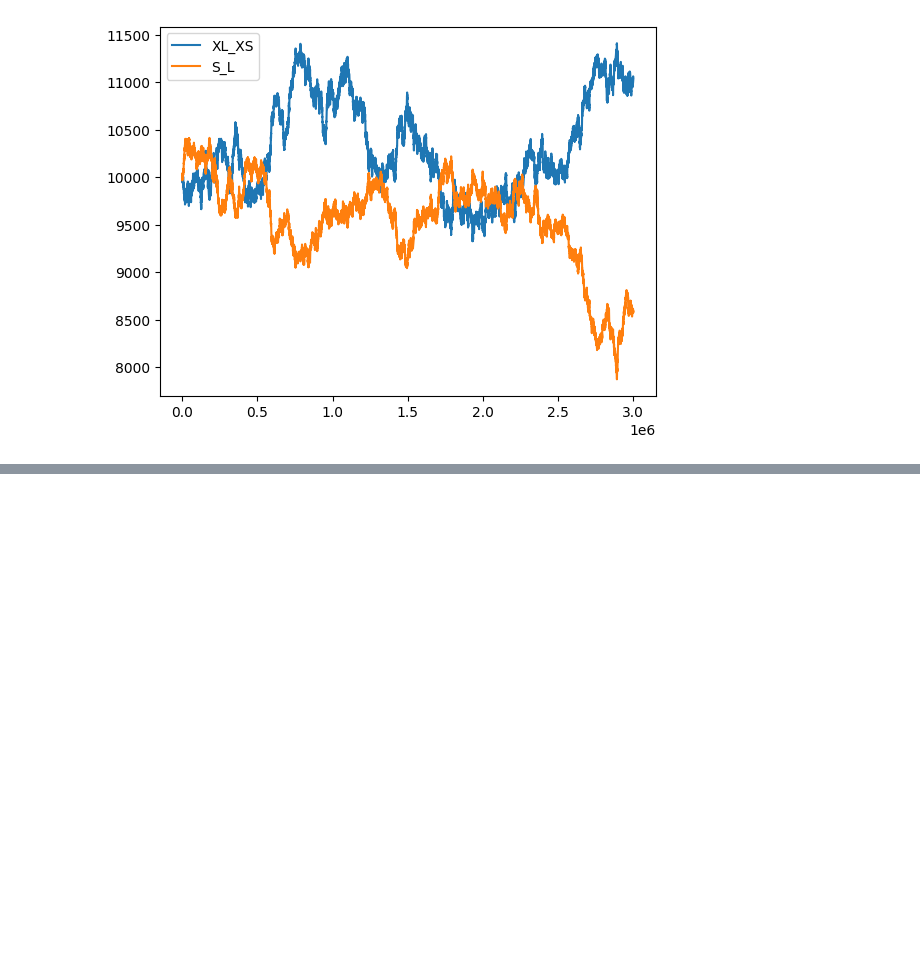
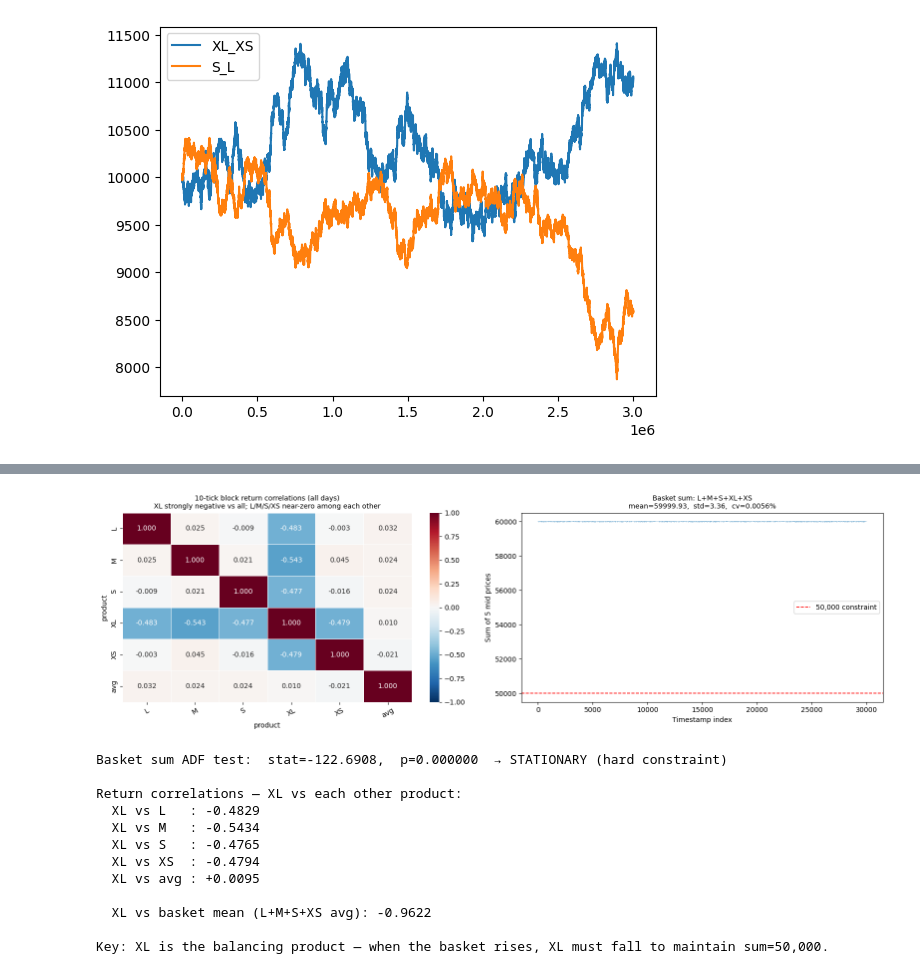
Before and after one commit to nikaslukyanov/kernel_trick, a Jupyter notebook: round5/pebbles.ipynb, the cells around one changed output, grey strips where cells are left out. Drawn from its saved outputs; the diff is of its cells as text; code cells hidden in the pictures; blank space fills up the shorter version.

```diff
--- a/round5/pebbles.ipynb
+++ b/round5/pebbles.ipynb
@@ -79,0 +83,67 @@ mids["PEBBLES_avg"].plot(figsize=(12, 6), title="Average mid across all PEBBLES"
+# %%
+
+# ── 10-tick block returns and basket constraint ───────────────────────────────
+import seaborn as sns
+from statsmodels.tsa.stattools import adfuller
+
+BLOCK_TS   = 1000  # 10 ticks = 1000 timestamps
+pebble_cols = [c for c in mids.columns if c.startswith("PEBBLES_")]
+filled      = mids[pebble_cols].ffill()
+blocked     = filled.groupby(filled.index // BLOCK_TS).last()
+peb_returns = blocked.pct_change().dropna()
+
+short_p = {c: c.replace("PEBBLES_", "") for c in pebble_cols}
+corr_p  = peb_returns.corr().rename(columns=short_p, index=short_p)
+
+fig, axes = plt.subplots(1, 2, figsize=(16, 5))
+
+# Left: return correlation heatmap
+sns.heatmap(corr_p, ax=axes[0], annot=True, fmt=".3f", cmap="RdBu_r",
+            center=0, vmin=-1, vmax=1, linewidths=0.5, cbar=True)
+axes[0].set_title("10-tick block return correlations (all days)\n"
+                  "XL strongly negative vs all; L/M/S/XS near-zero among each other", fontsize=10)
+axes[0].tick_params(axis='x', rotation=30)
+
+# Right: basket sum time series
+basket_sum = mids[pebble_cols].sum(axis=1).dropna()
+axes[1].plot(basket_sum.values, linewidth=0.4, color='#2980b9', alpha=0.8)
+axes[1].axhline(50_000, color='red', linestyle='--', linewidth=1.2, label='50,000 constraint')
+axes[1].set_title(
+    f"Basket sum: L+M+S+XL+XS\n"
+    f"mean={basket_sum.mean():.2f},  std={basket_sum.std():.2f},  "
+    f"cv={basket_sum.std()/basket_sum.mean()*100:.4f}%", fontsize=10)
+axes[1].set_xlabel("Timestamp index")
+axes[1].set_ylabel("Sum of 5 mid prices")
+axes[1].legend()
+
+plt.tight_layout()
+plt.show()
+
+adf_stat, adf_p, *_ = adfuller(basket_sum.dropna())
+print(f"Basket sum ADF test:  stat={adf_stat:.4f},  p={adf_p:.6f}  "
+      f"→ {'STATIONARY (hard constraint)' if adf_p < 0.01 else 'non-stationary'}")
+
+print(f"\nReturn correlations — XL vs each other product:")
+for c in pebble_cols:
+    if c != "PEBBLES_XL":
+        r = peb_returns["PEBBLES_XL"].corr(peb_returns[c])
+        print(f"  XL vs {short_p[c]:4s}: {r:+.4f}")
+
+xl_vs_basket = peb_returns["PEBBLES_XL"].corr(
+    peb_returns[[c for c in pebble_cols if c != "PEBBLES_XL"]].mean(axis=1))
+print(f"\n  XL vs basket mean (L+M+S+XS avg): {xl_vs_basket:+.4f}")
+print(f"\nKey: XL is the balancing product — when the basket rises, XL must fall to maintain sum=50,000.")
+# %% [output]
+[figure, added]
+Basket sum ADF test:  stat=-122.6908,  p=0.000000  → STATIONARY (hard constraint)
+
+Return correlations — XL vs each other product:
+  XL vs L   : -0.4829
+  XL vs M   : -0.5434
+  XL vs S   : -0.4765
+  XL vs XS  : -0.4794
+  XL vs avg : +0.0095
+
+  XL vs basket mean (L+M+S+XS avg): -0.9622
+
+Key: XL is the balancing product — when the basket rises, XL must fall to maintain sum=50,000.
```
Also changed, not shown: parts of 4 cells of this notebook, 2 other files.
